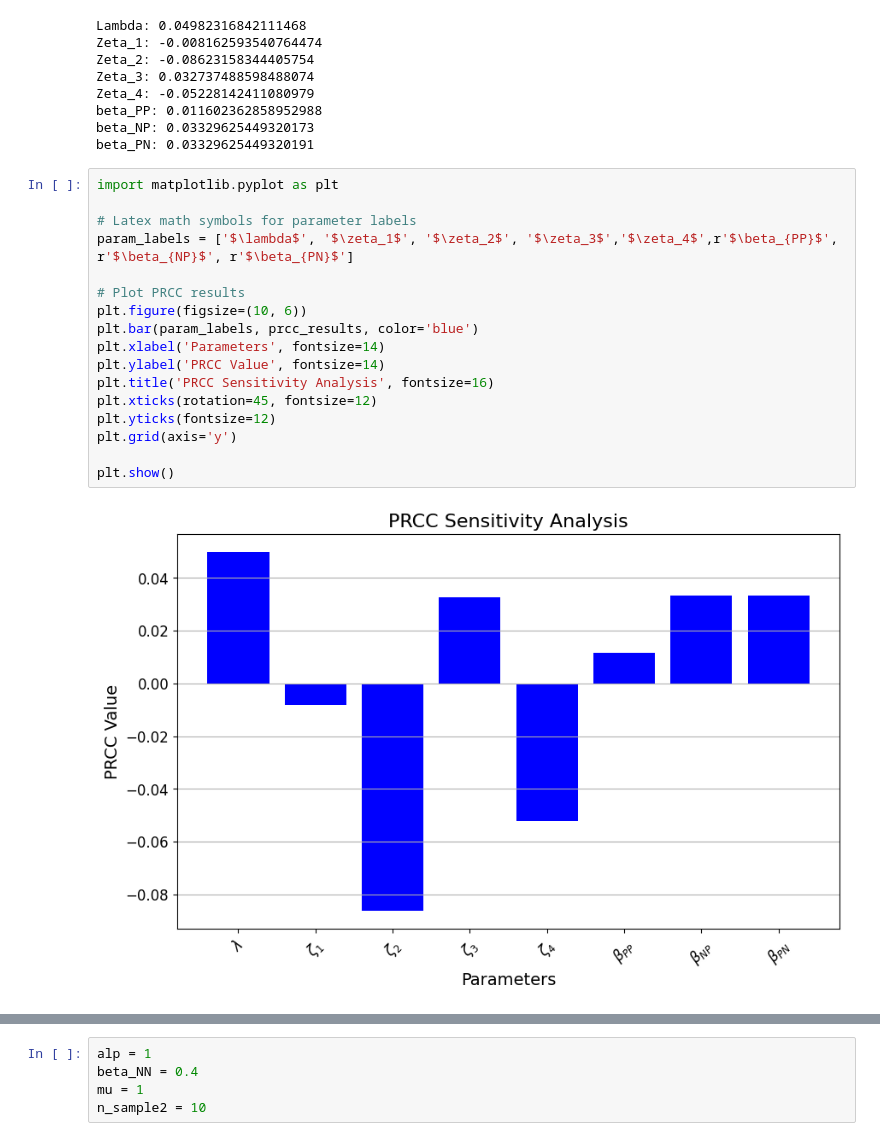
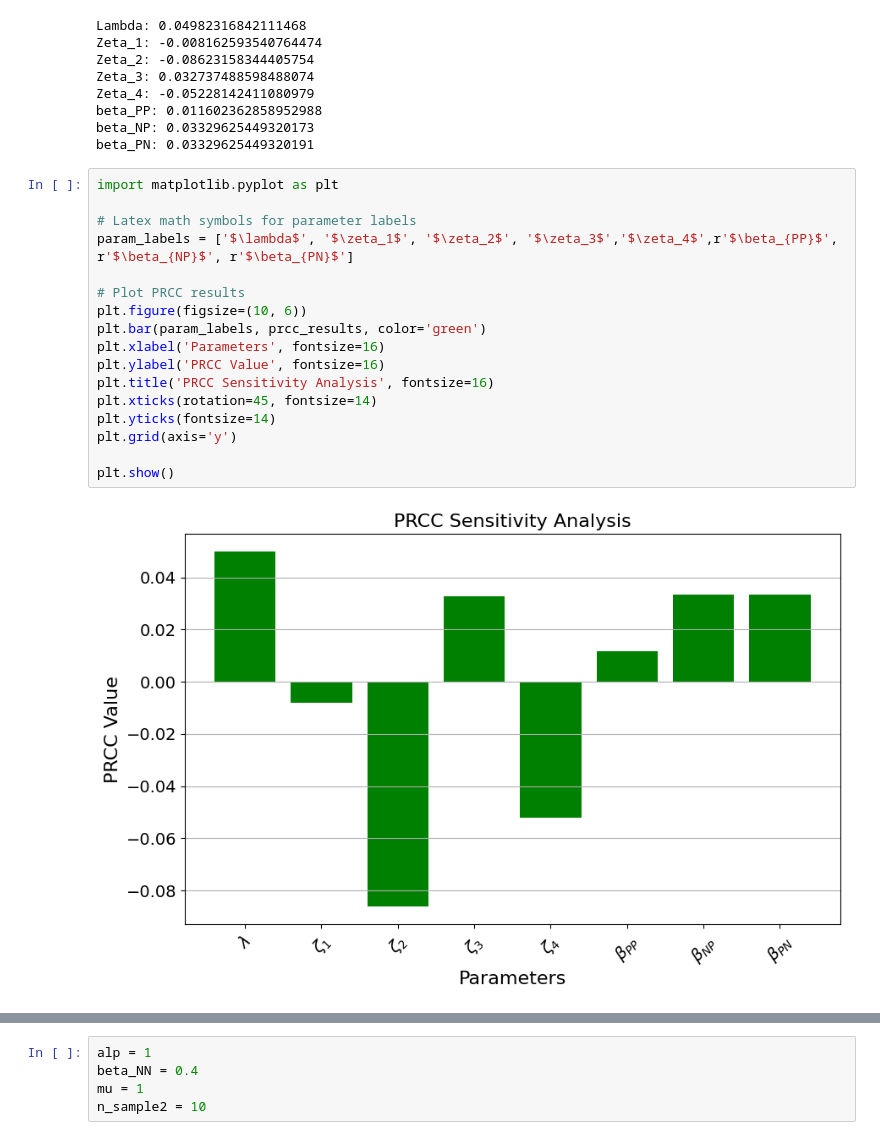
Before and after one commit to Nancy-Shi/Complex_Networks, a Jupyter notebook: 082423_ICE_LHS_copy.ipynb, the cells around one changed output, grey strips where cells are left out. Saved outputs shown, nothing was run; the diff lists cells and outputs as text.

```diff
--- a/082423_ICE_LHS_copy.ipynb
+++ b/082423_ICE_LHS_copy.ipynb
@@ -977,19 +977,19 @@ beta_PN: 0.03329625449320191
 # %%
 import matplotlib.pyplot as plt
 
 # Latex math symbols for parameter labels
 param_labels = ['$\lambda$', '$\zeta_1$', '$\zeta_2$', '$\zeta_3$','$\zeta_4$',r'$\beta_{PP}$', r'$\beta_{NP}$', r'$\beta_{PN}$']
 
 # Plot PRCC results
 plt.figure(figsize=(10, 6))
-plt.bar(param_labels, prcc_results, color='blue')
-plt.xlabel('Parameters', fontsize=14)
-plt.ylabel('PRCC Value', fontsize=14)
+plt.bar(param_labels, prcc_results, color='green')
+plt.xlabel('Parameters', fontsize=16)
+plt.ylabel('PRCC Value', fontsize=16)
 plt.title('PRCC Sensitivity Analysis', fontsize=16)
-plt.xticks(rotation=45, fontsize=12)
-plt.yticks(fontsize=12)
+plt.xticks(rotation=45, fontsize=14)
+plt.yticks(fontsize=14)
 plt.grid(axis='y')
 
 plt.show()
 # %% [output]
-[figure, old version]
+[figure, new version]
```
Also changed, not shown: parts of 2 cells of this notebook.
